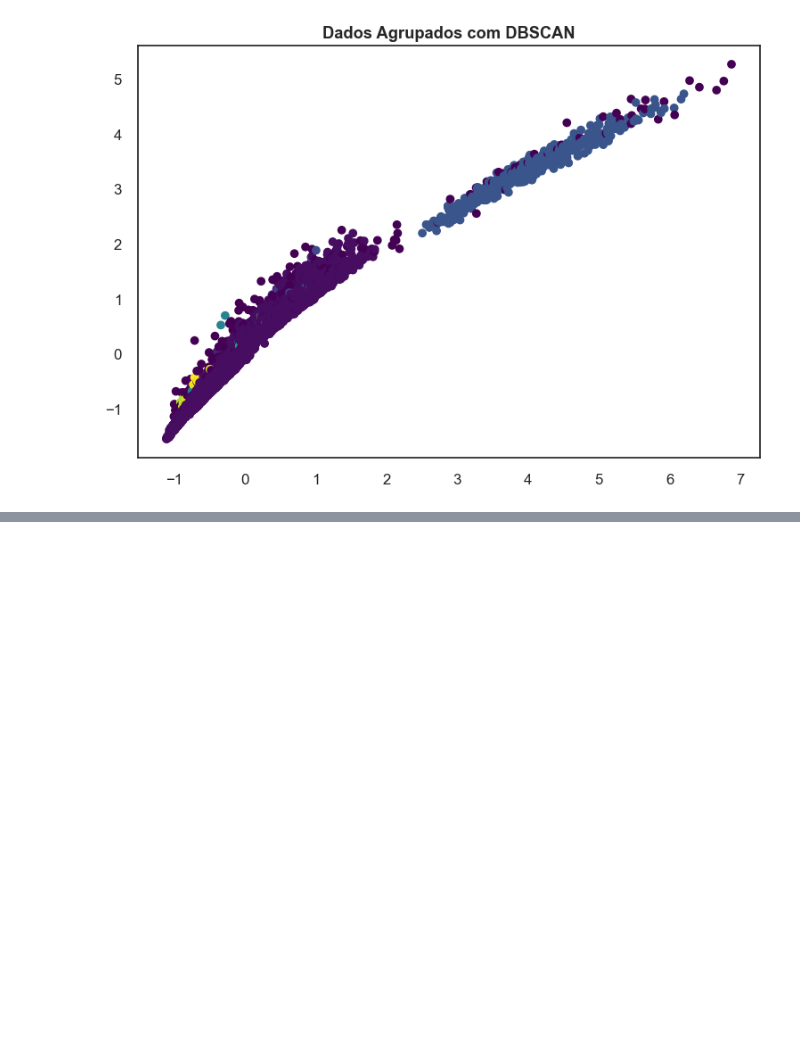
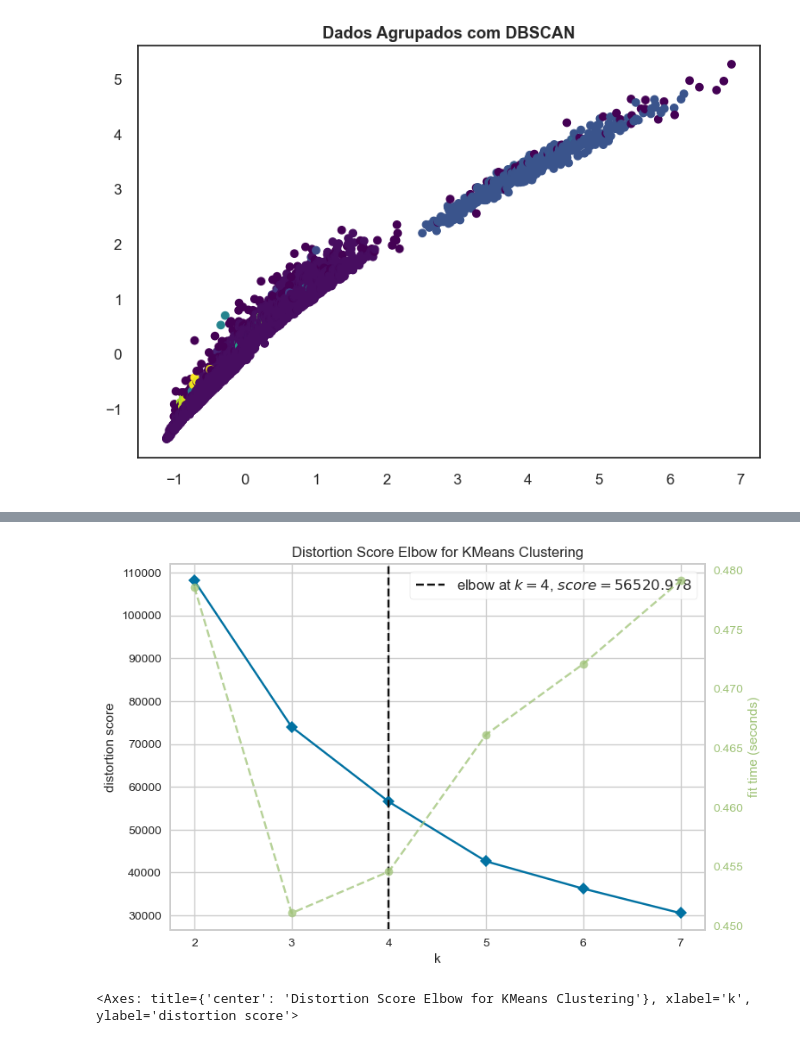
Before and after one commit to HiagoW/Alura-DataScience-Challenge, a Jupyter notebook: week_3/Non supervised learning.ipynb, the cells around one changed output, grey strips where cells are left out. Saved outputs shown, nothing was run; the diff lists cells and outputs as text; code cells hidden in the pictures; blank space fills up the shorter version.

```diff
--- a/week_3/Non supervised learning.ipynb
+++ b/week_3/Non supervised learning.ipynb
@@ -400,0 +451,12 @@ plt.show()
+# %%
+pca_2 = PCA(n_components=3)
+pca_dados_2 = pca_2.fit_transform(X_normalizado)
+# %%
+kmeans_dadospca_elbow = KMeans(random_state=42)
+
+grafico = KElbowVisualizer(kmeans_dadospca_elbow, k=(2,8))
+grafico.fit(pca_dados_2)
+grafico.show()
+# %% [output]
+[figure, added]
+<Axes: title={'center': 'Distortion Score Elbow for KMeans Clustering'}, xlabel='k', ylabel='distortion score'>
```
Also changed, not shown: parts of 13 cells of this notebook.
